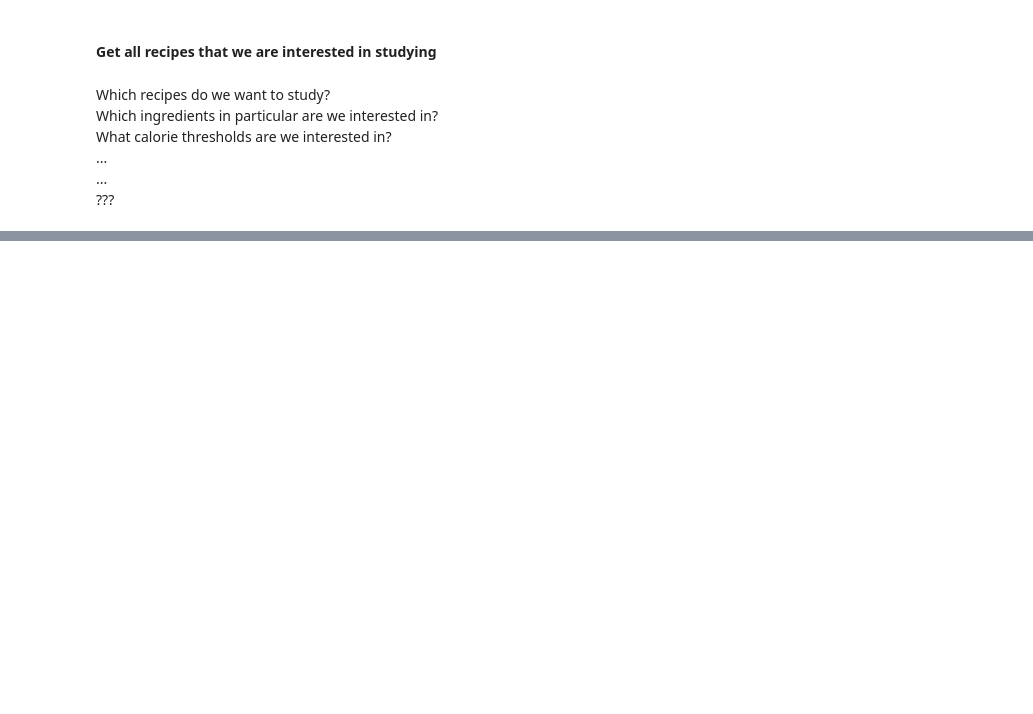
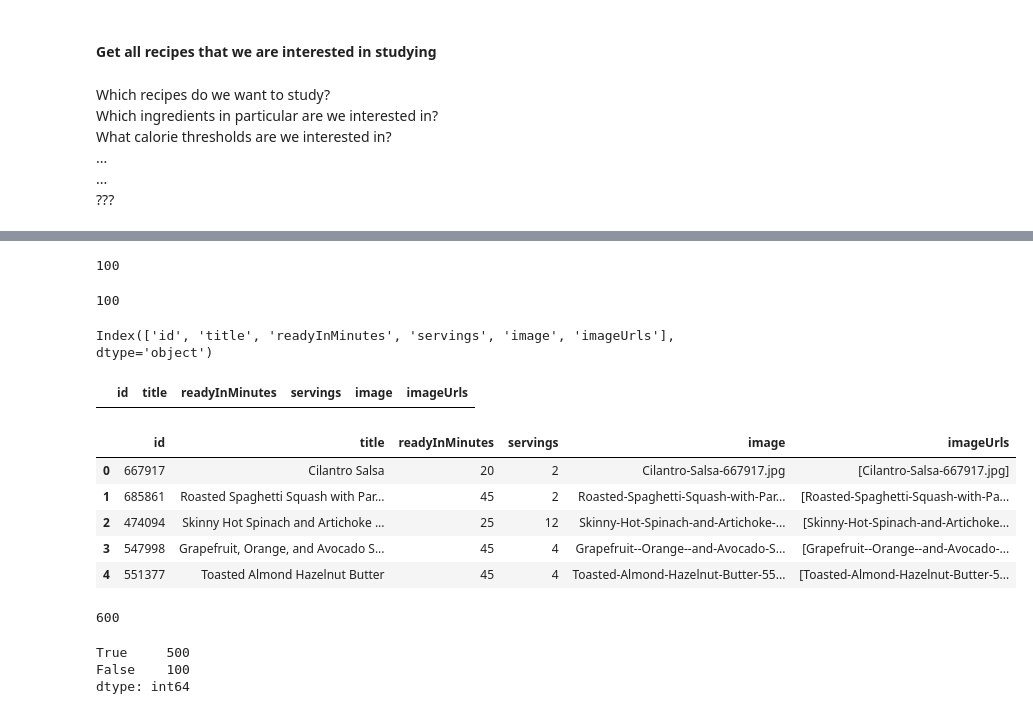
Before and after one commit to alexwcheng/recipe-webpage-ads, a Jupyter notebook: Jupyter_Notebooks/Spoonacular API Calls.ipynb, the cells around one changed output, grey strips where cells are left out. Drawn from its saved outputs; the diff is of its cells as text; code cells hidden in the pictures; blank space fills up the shorter version.

Commit message:
tested diet API call and cleaning protocol

```diff
--- a/Jupyter_Notebooks/Spoonacular API Calls.ipynb
+++ b/Jupyter_Notebooks/Spoonacular API Calls.ipynb
@@ -370,7 +449,3 @@ What calorie thresholds are we interested in?<br>
 ...<br>
 ...<br>
 ???
-# %%
-#Likely need a "for" loop to make calls here.
-def api_call():
-    pass
@@ -376,0 +485,73 @@ def api_call():
+# %%
+len(result['results'])
+# %% [output]
+100
+# %%
+result['number']
+# %% [output]
+100
+# %%
+df = pd.DataFrame(result['results'])
+df.head()
+df.columns
+# %% [output]
+Index(['id', 'title', 'readyInMinutes', 'servings', 'image', 'imageUrls'], dtype='object')
+# %%
+# this function allows us to retrieve a list of basic recipe info for each diet
+
+diets = ['glutenFree', 'ketogenic', 'vegetarian', 'vegan', 'whole30',
+         'pescatarian', 'primal', 'paleo']
+
+diets_test = ['primal', 'paleo']
+
+def api_call(diet_list):
+    api_key = 'c6943e3e749f4d5c8627c071b32cd36a'
+    num = 100 # max number recipes per call is 100
+    all_recipes = []
+    offs = 0 # number results to skip, increment each loop by 100 if number returned = 100
+    for item in diet_list:
+        diet_recipes = []
+        url = f'https://api.spoonacular.com/recipes/search?diet={item}&offset={offs}&number={num}&apiKey={api_key}'
+        response = requests.get(url)
+        diet_recipe_call = response.json()
+        diet_recipes.append(diet_recipe_call['results']) # append results
+        while (diet_recipe_call['number'] == 100) & (offs < 500): # count recipes actually returned
+            offs += 100 # offset results in next call
+            response = requests.get(url)
+            diet_recipe_call = response.json()
+            diet_recipes.append(diet_recipe_call['results']) # append results
+        return diet_recipes
+    all_recipes.append(diet_recipes)
+    return all_recipes
+# %%
+# collect recipe info in a dataframe object
+api_call_test_results = api_call(diets_test)
+# %%
+df = pd.DataFrame(columns = ['id', 'title', 'readyInMinutes', 'servings', 'image', 'imageUrls'])
+df
+# %% [output]
+|  | id | title | readyInMinutes | servings | image | imageUrls |
+# %%
+for index, val in enumerate(api_call_test_results):
+    call_df = pd.DataFrame(api_call_test_results[index])
+    df = pd.concat([df, call_df])
+df.head()
+# %% [output]
+|  | id | title | readyInMinutes | servings | image | imageUrls |
+| 0 | 667917 | Cilantro Salsa | 20 | 2 | Cilantro-Salsa-667917.jpg | [Cilantro-Salsa-667917.jpg] |
+| 1 | 685861 | Roasted Spaghetti Squash with Par... | 45 | 2 | Roasted-Spaghetti-Squash-with-Par... | [Roasted-Spaghetti-Squash-with-Pa... |
+| 2 | 474094 | Skinny Hot Spinach and Artichoke ... | 25 | 12 | Skinny-Hot-Spinach-and-Artichoke-... | [Skinny-Hot-Spinach-and-Artichoke... |
+| 3 | 547998 | Grapefruit, Orange, and Avocado S... | 45 | 4 | Grapefruit--Orange--and-Avocado-S... | [Grapefruit--Orange--and-Avocado-... |
+| 4 | 551377 | Toasted Almond Hazelnut Butter | 45 | 4 | Toasted-Almond-Hazelnut-Butter-55... | [Toasted-Almond-Hazelnut-Butter-5... |
+# %%
+# 300 recipes each of primal and paleo diets
+len(df)
+# %% [output]
+600
+# %%
+# 500 duplicates. not an efficient way to make calls
+df.duplicated('id').value_counts()
+# %% [output]
+True     500
+False    100
+dtype: int64
```
Also changed, not shown: parts of 16 cells of this notebook.
